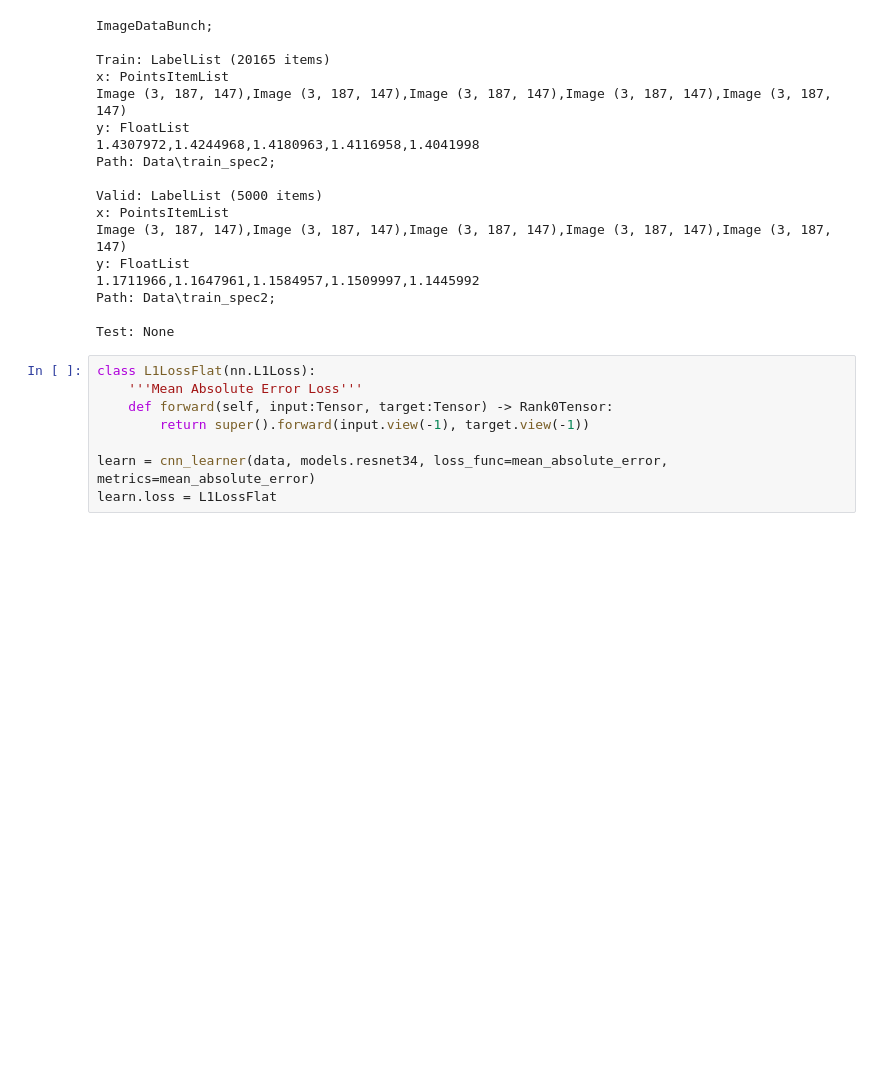
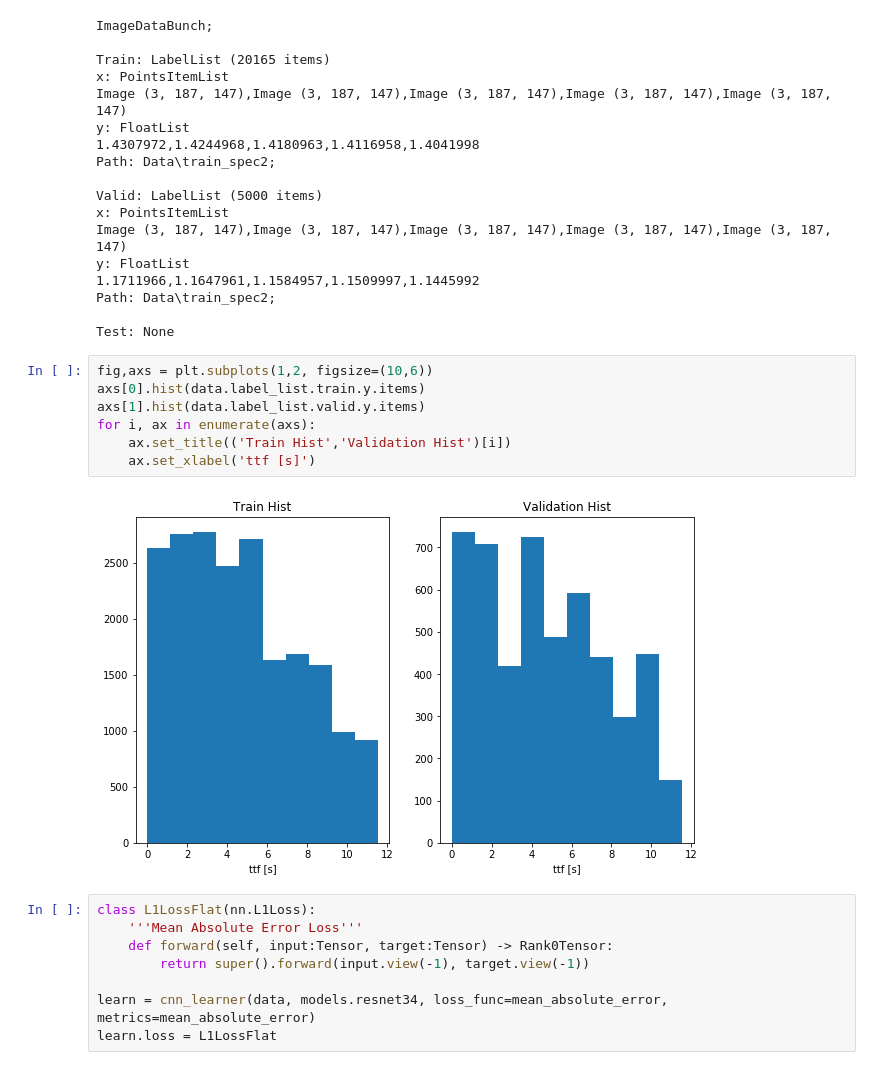
Before and after one commit to ido90/Earthquakes, a Jupyter notebook: Spectrogram.ipynb, the cells around one changed output. Drawn from its saved outputs; the diff is of its cells as text; blank space fills up the shorter version.

```diff
--- a/Spectrogram.ipynb
+++ b/Spectrogram.ipynb
@@ -473,6 +494,15 @@ y: FloatList
 Path: Data\train_spec2;
 
 Test: None
+# %%
+fig,axs = plt.subplots(1,2, figsize=(10,6))
+axs[0].hist(data.label_list.train.y.items)
+axs[1].hist(data.label_list.valid.y.items)
+for i, ax in enumerate(axs):
+    ax.set_title(('Train Hist','Validation Hist')[i])
+    ax.set_xlabel('ttf [s]')
+# %% [output]
+[figure, added]
 # %%
 class L1LossFlat(nn.L1Loss):
     '''Mean Absolute Error Loss'''
```
Also changed, not shown: parts of 4 cells of this notebook.
